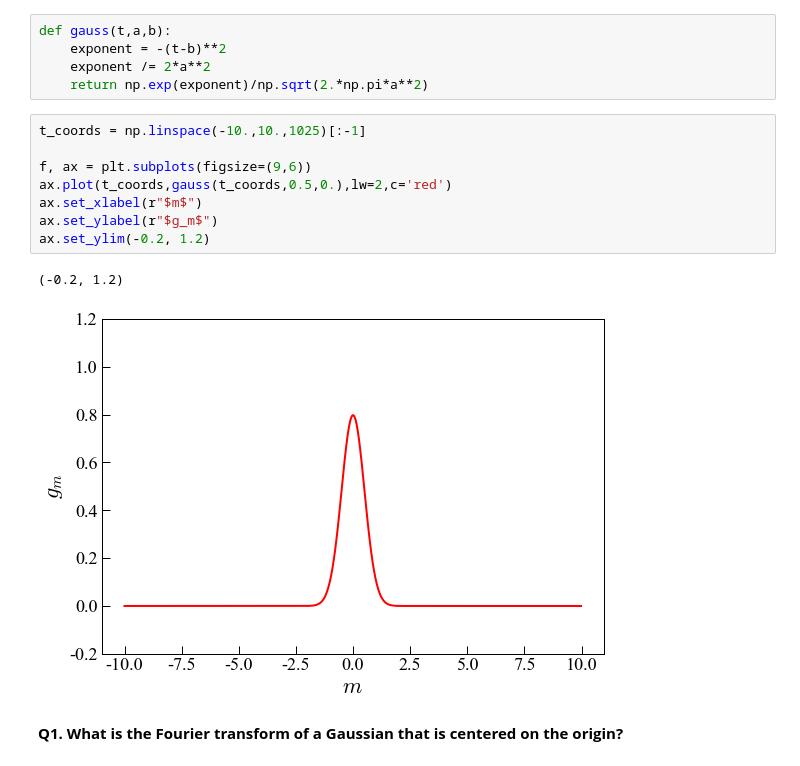
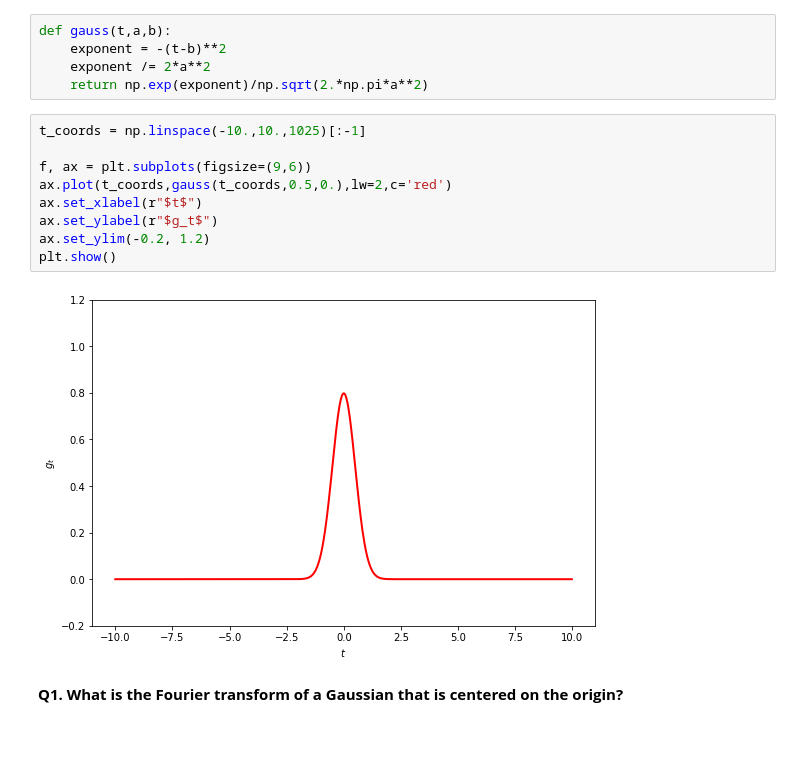
Before and after one commit to carinacheng/CHAMP2017, a Jupyter notebook: Lesson5_Fourier/NumericalFFTs.ipynb, the cells around one changed output. Saved outputs shown, nothing was run; the diff lists cells and outputs as text; blank space fills up the shorter version.

```diff
--- a/Lesson5_Fourier/NumericalFFTs.ipynb
+++ b/Lesson5_Fourier/NumericalFFTs.ipynb
@@ -86,14 +88,14 @@ def gauss(t,a,b):
 # %%
 t_coords = np.linspace(-10.,10.,1025)[:-1]
 
 f, ax = plt.subplots(figsize=(9,6))
 ax.plot(t_coords,gauss(t_coords,0.5,0.),lw=2,c='red')
-ax.set_xlabel(r"$m$")
-ax.set_ylabel(r"$g_m$")
+ax.set_xlabel(r"$t$")
+ax.set_ylabel(r"$g_t$")
 ax.set_ylim(-0.2, 1.2)
+plt.show()
 # %% [output]
-(-0.2, 1.2)
-[figure, old version]
+[figure, new version]
 # %% [markdown]
 <b> Q1. What is the Fourier transform of a Gaussian that is centered on the origin?
 # %% [markdown]
```
Also changed, not shown: parts of 16 cells of this notebook.
